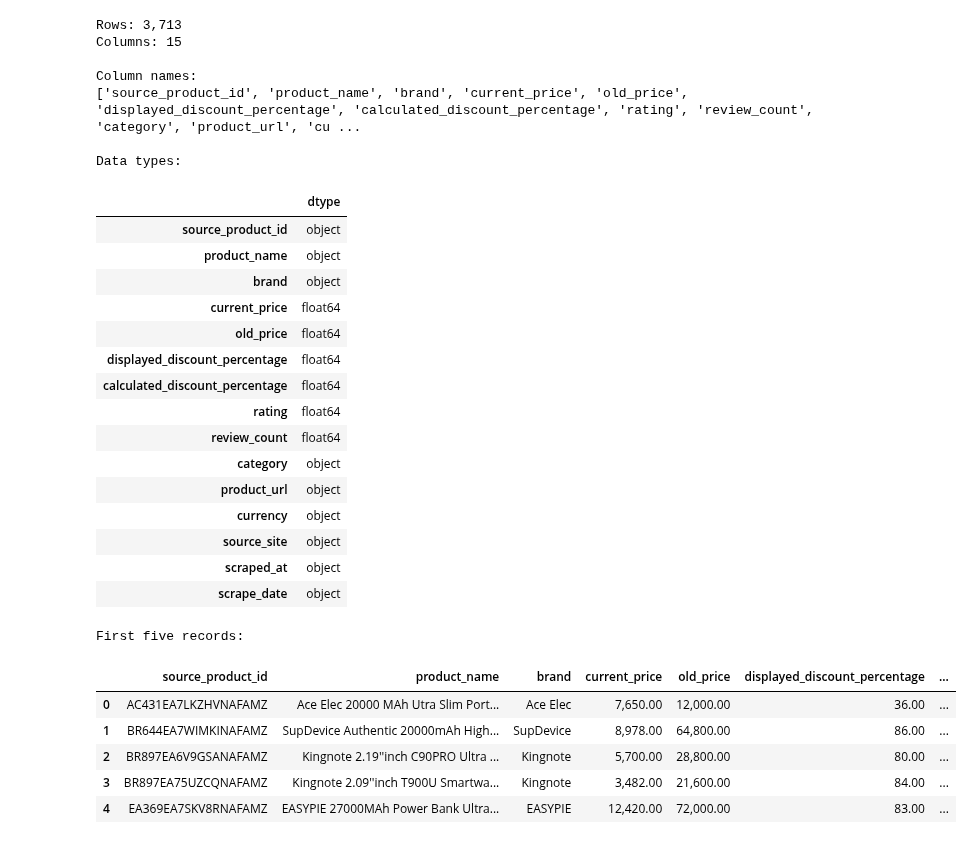
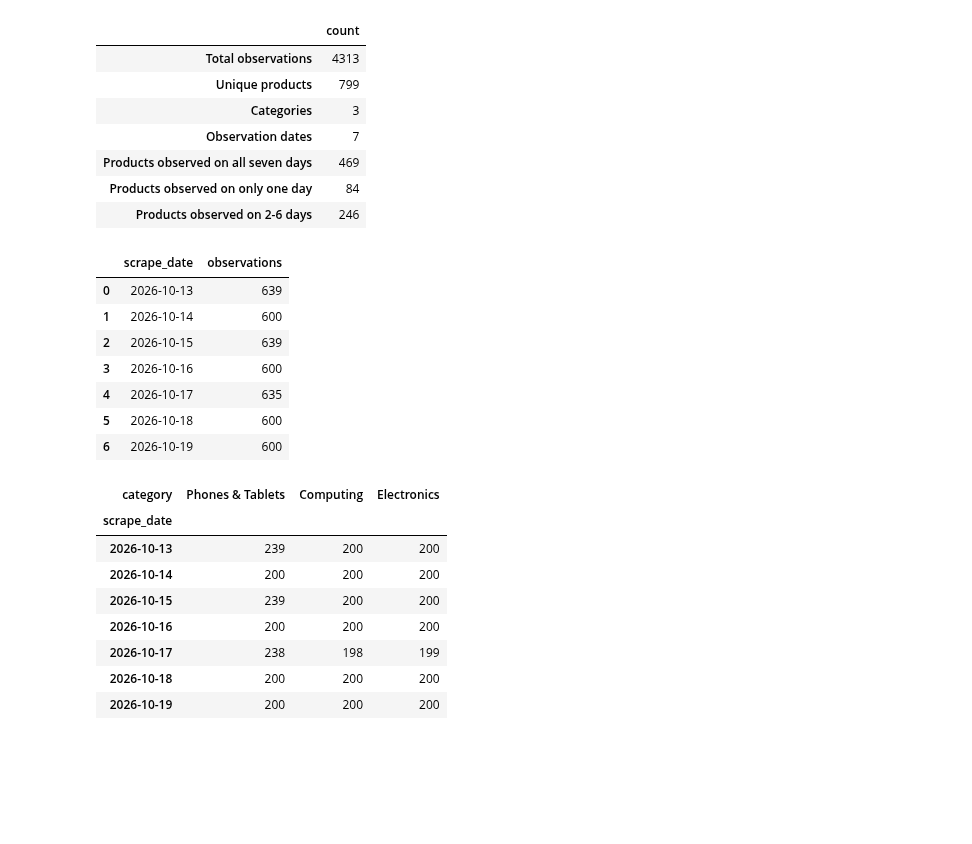
Before and after one commit to sedrackbisogho85-jpg/dsc2107-group2-jumia-ng, a Jupyter notebook: notebooks/jumia_analysis.ipynb, the cells around one changed output. Drawn from its saved outputs; the diff is of its cells as text; code cells hidden in the pictures; blank space fills up the shorter version.

Commit message:
publish-day-seven-final-submission

```diff
--- a/notebooks/jumia_analysis.ipynb
+++ b/notebooks/jumia_analysis.ipynb
@@ -107,41 +162,43 @@ The following cells inspect structure, categories, product identity and timestam
 # %%
-print(f"Rows: {df.shape[0]:,}")
-print(f"Columns: {df.shape[1]}")
-print("\nColumn names:")
-print(df.columns.tolist())
-print("\nData types:")
-display(df.dtypes.rename("dtype").to_frame())
-print("\nFirst five records:")
-display(df.head())
+category_date_counts = pd.crosstab(df["scrape_date"], df["category"]).reindex(columns=CATEGORY_ORDER)
+days_per_product = df.groupby("source_product_id")["scrape_date"].nunique()
+
+overview = pd.Series({
+    "Total observations": len(df),
+    "Unique products": df["source_product_id"].nunique(),
+    "Categories": df["category"].nunique(),
+    "Observation dates": df["scrape_date"].nunique(),
+    "Products observed on all seven days": int((days_per_product == 7).sum()),
+    "Products observed on only one day": int((days_per_product == 1).sum()),
+    "Products observed on 2-6 days": int(days_per_product.between(2, 6).sum()),
+})
+display(overview.rename("count").to_frame())
+display(database_date_counts)
+display(category_date_counts)
 # %% [output]
-Rows: 3,713
-Columns: 15
-
-Column names:
-['source_product_id', 'product_name', 'brand', 'current_price', 'old_price', 'displayed_discount_percentage', 'calculated_discount_percentage', 'rating', 'review_count', 'category', 'product_url', 'cu ...
-
-Data types:
-|  | dtype |
-| source_product_id | object |
-| product_name | object |
-| brand | object |
-| current_price | float64 |
-| old_price | float64 |
-| displayed_discount_percentage | float64 |
-| calculated_discount_percentage | float64 |
-| rating | float64 |
-| review_count | float64 |
-| category | object |
-| product_url | object |
-| currency | object |
-| source_site | object |
-| scraped_at | object |
-| scrape_date | object |
+|  | count |
+| Total observations | 4313 |
+| Unique products | 799 |
+| Categories | 3 |
+| Observation dates | 7 |
+| Products observed on all seven days | 469 |
+| Products observed on only one day | 84 |
+| Products observed on 2-6 days | 246 |
-First five records:
-|  | source_product_id | product_name | brand | current_price | old_price | displayed_discount_percentage | ... |
-| 0 | AC431EA7LKZHVNAFAMZ | Ace Elec 20000 MAh Utra Slim Port... | Ace Elec | 7,650.00 | 12,000.00 | 36.00 | ... |
-| 1 | BR644EA7WIMKINAFAMZ | SupDevice Authentic 20000mAh High... | SupDevice | 8,978.00 | 64,800.00 | 86.00 | ... |
-| 2 | BR897EA6V9GSANAFAMZ | Kingnote 2.19''inch C90PRO Ultra ... | Kingnote | 5,700.00 | 28,800.00 | 80.00 | ... |
-| 3 | BR897EA75UZCQNAFAMZ | Kingnote 2.09''inch T900U Smartwa... | Kingnote | 3,482.00 | 21,600.00 | 84.00 | ... |
-| 4 | EA369EA7SKV8RNAFAMZ | EASYPIE 27000MAh Power Bank Ultra... | EASYPIE | 12,420.00 | 72,000.00 | 83.00 | ... |
+|  | scrape_date | observations |
+| 0 | 2026-10-13 | 639 |
+| 1 | 2026-10-14 | 600 |
+| 2 | 2026-10-15 | 639 |
+| 3 | 2026-10-16 | 600 |
+| 4 | 2026-10-17 | 635 |
+| 5 | 2026-10-18 | 600 |
+| 6 | 2026-10-19 | 600 |
+| category | Phones & Tablets | Computing | Electronics |
+| scrape_date |  |  |  |
+| 2026-10-13 | 239 | 200 | 200 |
+| 2026-10-14 | 200 | 200 | 200 |
+| 2026-10-15 | 239 | 200 | 200 |
+| 2026-10-16 | 200 | 200 | 200 |
+| 2026-10-17 | 238 | 198 | 199 |
+| 2026-10-18 | 200 | 200 | 200 |
+| 2026-10-19 | 200 | 200 | 200 |
 # %%
```
Also changed, not shown: parts of 45 cells of this notebook, 43 other files.
